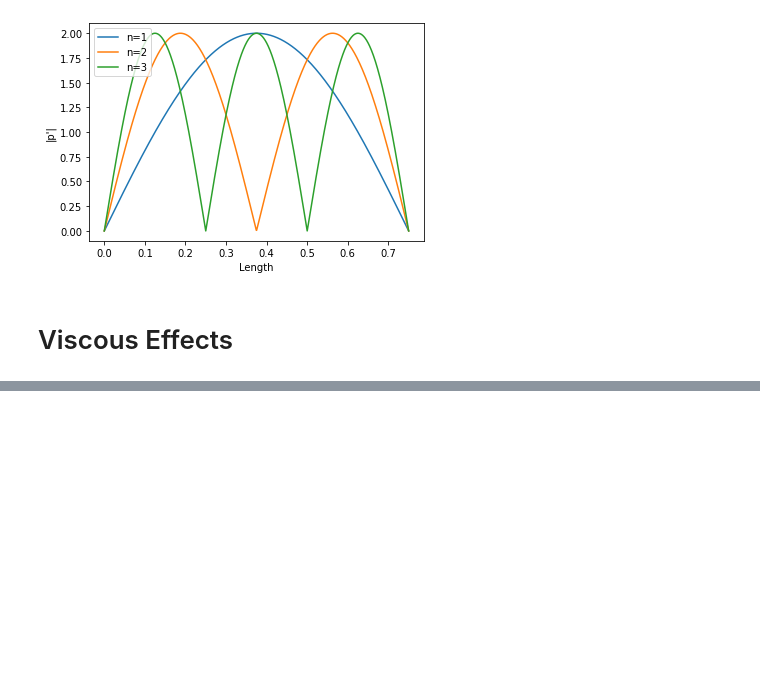
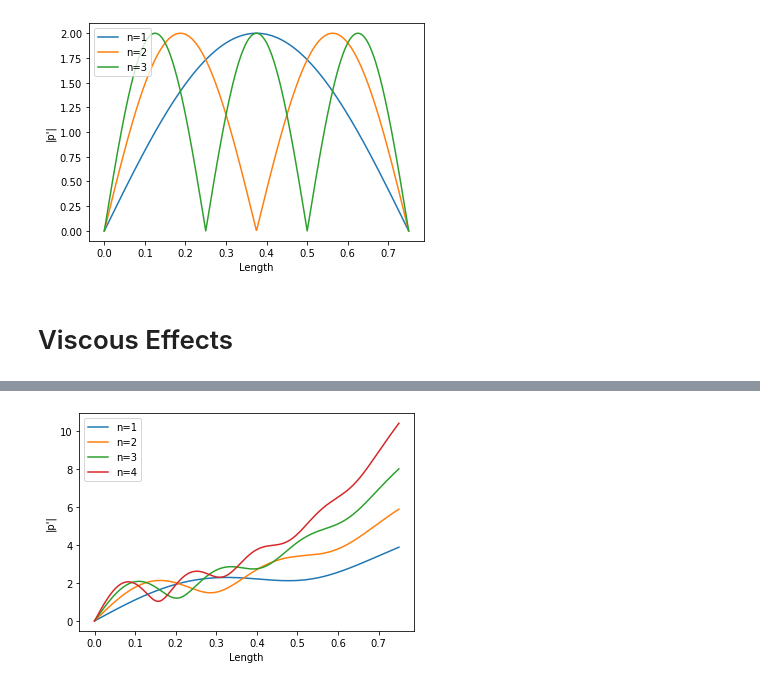
Before and after one commit to kyubin-l/fyp, a Jupyter notebook: acoustic-modes.ipynb, the cells around one changed output, grey strips where cells are left out. Saved outputs shown, nothing was run; the diff lists cells and outputs as text; code cells hidden in the pictures; blank space fills up the shorter version.

```diff
--- a/acoustic-modes.ipynb
+++ b/acoustic-modes.ipynb
@@ -64,9 +75,9 @@ p.shape
 # %% [output]
 (1000, 50)
 # %%
-def plot_modes(n):
+def plot_modes(p_prime, n):
     labels = [str(f"n={i}") for i in range(1, n+1)]
-    plt.plot(x, np.abs(p[:,:n]), label = labels)
+    plt.plot(x, np.abs(p_prime[:,:n]), label = labels)
     plt.ylabel('|p\'|')
     plt.xlabel('Length')
     plt.legend(loc='upper left')
@@ -79,0 +97,33 @@ plot_modes(3)
+# %%
+Rt = 0.001 #m
+gamma = 1.4
+T = 950 # K
+density = 0.29 # kgm-3, https://www.engineeringtoolbox.com/air-density-specific-weight-d_600.html
+Cp = 1175 # J/(Kg K), specific heat of air
+Pr = 0.72 # Prandtl number, https://www.engineersedge.com/physics/viscosity_of_air_dynamic_and_kinematic_14483.htm
+
+def Dynamic_viscosity(T):
+    '''
+    Dynamic viscosity of air as a function of temperature.
+    Estimated by Sutherland's Law.
+    '''
+    if (100 <= T <= 1000):
+        return 1.716e-5*(T/273.15)**(3/2)*383.55/(T+110.4)
+    elif(1000 <= T <= 3000):
+        return 2.653e-8*T+1.573e-5
+
+kin_visc = Dynamic_viscosity(950)/density
+
+def Shear(w, nu):
+    return Rt*(w/nu)**(1/2)
+
+def k_correction(w):
+    Sh = Shear(w, kin_visc)
+    return w/c*(1+(1-j)/np.sqrt(2)/Sh*(1+(gamma-1)/(Pr**(1/2)))-j/(Sh**2)*(1+(gamma-1)/(Pr**(1/5))-gamma/2*(gamma-1)/Pr))
+# %%
+kc = k_correction(w_n)
+p_vd = p_fluc(kc, 0) # Return values different depending on boundary condition?
+# %%
+plot_modes(p_vd, 4)
+# %% [output]
+[figure, added]
```
Also changed, not shown: parts of 4 cells of this notebook.
